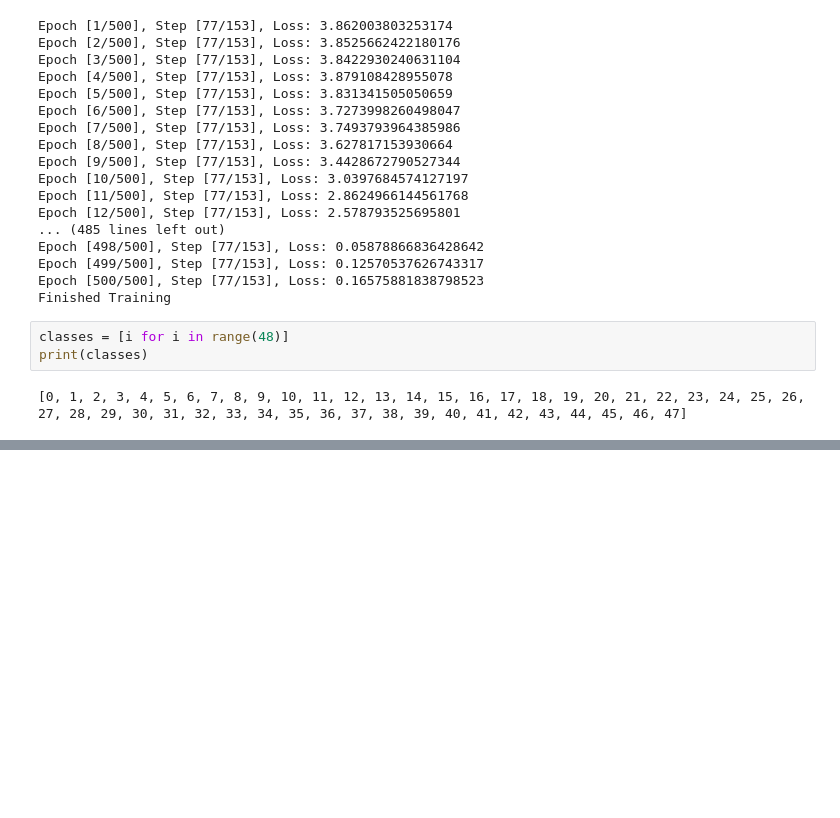
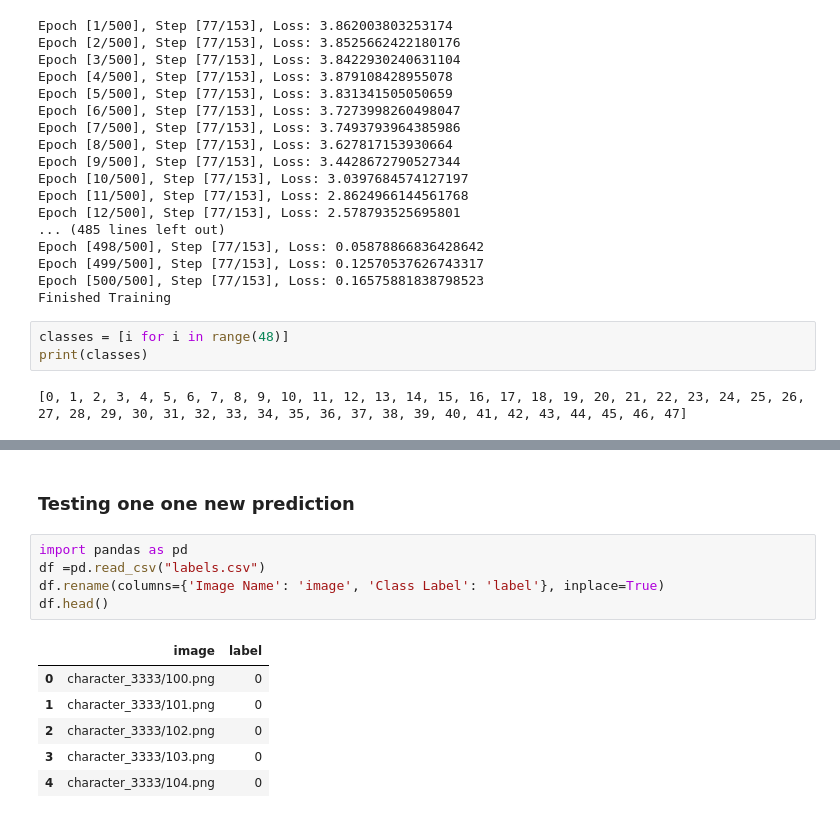
Before and after one commit to MarcGeorgeML/malayalam-mnist, a Jupyter notebook: model.ipynb, the cells around one changed output, grey strips where cells are left out. Cells and saved outputs as stored; diff of their text form; blank space fills up the shorter version.

```diff
--- a/model.ipynb
+++ b/model.ipynb
@@ -473,0 +458,14 @@ Accuracy of 47: 75.00 %
+# %% [markdown]
+### Testing one one new prediction
+# %%
+import pandas as pd
+df =pd.read_csv("labels.csv")
+df.rename(columns={'Image Name': 'image', 'Class Label': 'label'}, inplace=True)
+df.head()
+# %% [output]
+|  | image | label |
+| 0 | character_3333/100.png | 0 |
+| 1 | character_3333/101.png | 0 |
+| 2 | character_3333/102.png | 0 |
+| 3 | character_3333/103.png | 0 |
+| 4 | character_3333/104.png | 0 |
```
Also changed, not shown: parts of 7 cells of this notebook.
